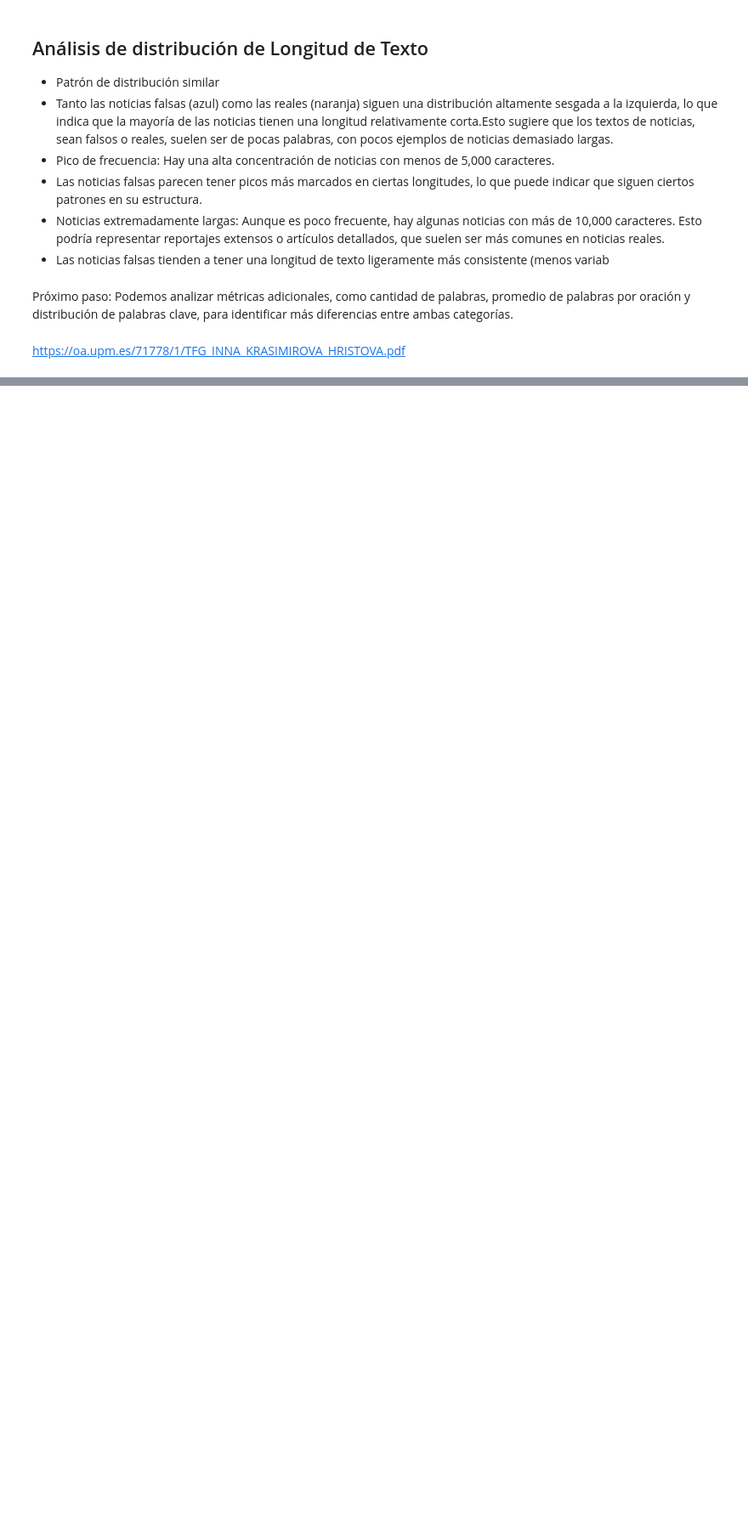
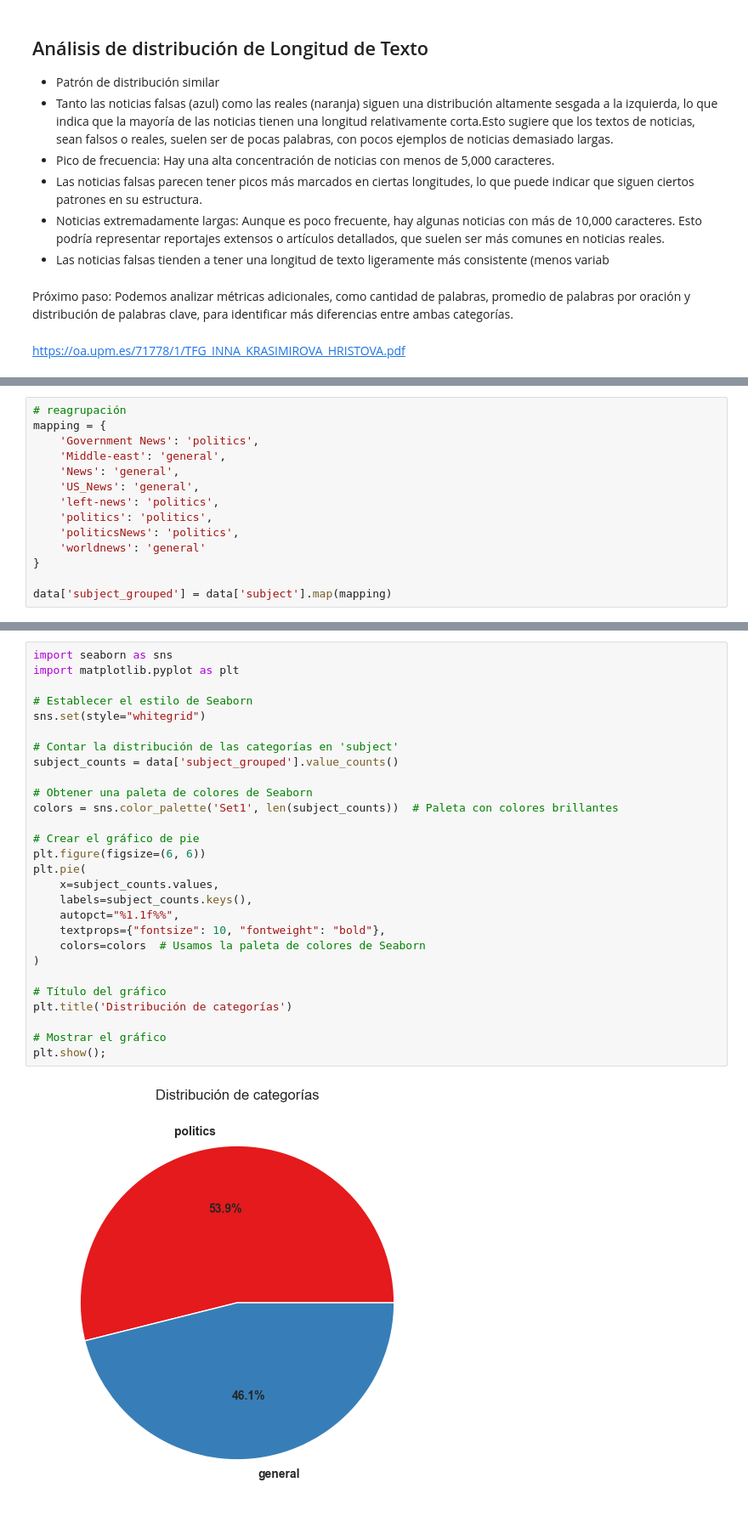
Before and after one commit to IsabelRomoBru/proyecto_machine_learning_Fake_News, a Jupyter notebook: notebooks/EDA.ipynb, the cells around one changed output, grey strips where cells are left out. Shown at 85% size. Drawn from its saved outputs; the diff is of its cells as text; blank space fills up the shorter version.

```diff
--- a/notebooks/EDA.ipynb
+++ b/notebooks/EDA.ipynb
@@ -456,0 +469,14 @@ b
+# %%
+# reagrupación
+mapping = {
+    'Government News': 'politics',
+    'Middle-east': 'general',
+    'News': 'general',
+    'US_News': 'general',
+    'left-news': 'politics',
+    'politics': 'politics',
+    'politicsNews': 'politics',
+    'worldnews': 'general'
+}
+
+data['subject_grouped'] = data['subject'].map(mapping)
@@ -456,0 +485,30 @@ b
+# %%
+import seaborn as sns
+import matplotlib.pyplot as plt
+
+# Establecer el estilo de Seaborn
+sns.set(style="whitegrid")
+
+# Contar la distribución de las categorías en 'subject'
+subject_counts = data['subject_grouped'].value_counts()
+
+# Obtener una paleta de colores de Seaborn
+colors = sns.color_palette('Set1', len(subject_counts))  # Paleta con colores brillantes
+
+# Crear el gráfico de pie
+plt.figure(figsize=(6, 6))
+plt.pie(
+    x=subject_counts.values,
+    labels=subject_counts.keys(),
+    autopct="%1.1f%%",
+    textprops={"fontsize": 10, "fontweight": "bold"},
+    colors=colors  # Usamos la paleta de colores de Seaborn
+)
+
+# Título del gráfico
+plt.title('Distribución de categorías')
+
+# Mostrar el gráfico
+plt.show();
+# %% [output]
+[figure, added]
```
Also changed, not shown: parts of 22 cells of this notebook, 9 other files.
